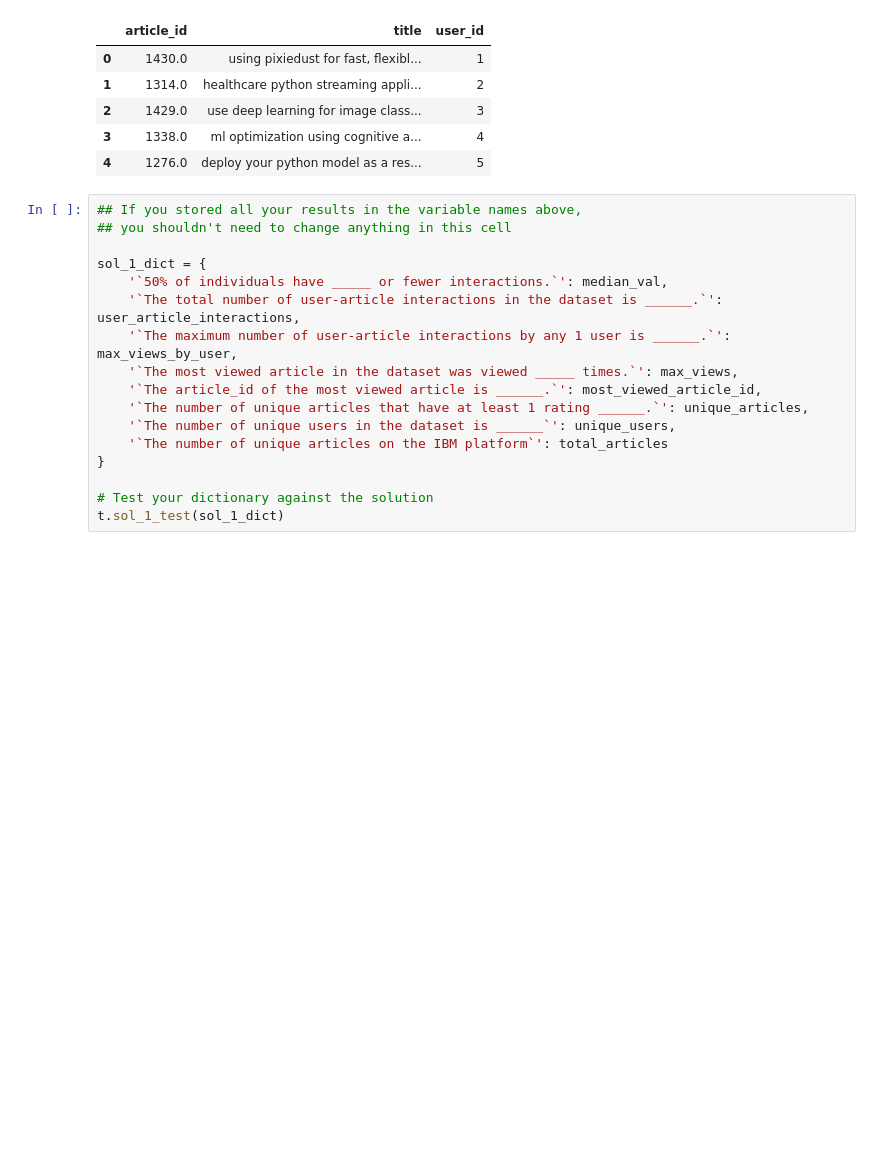
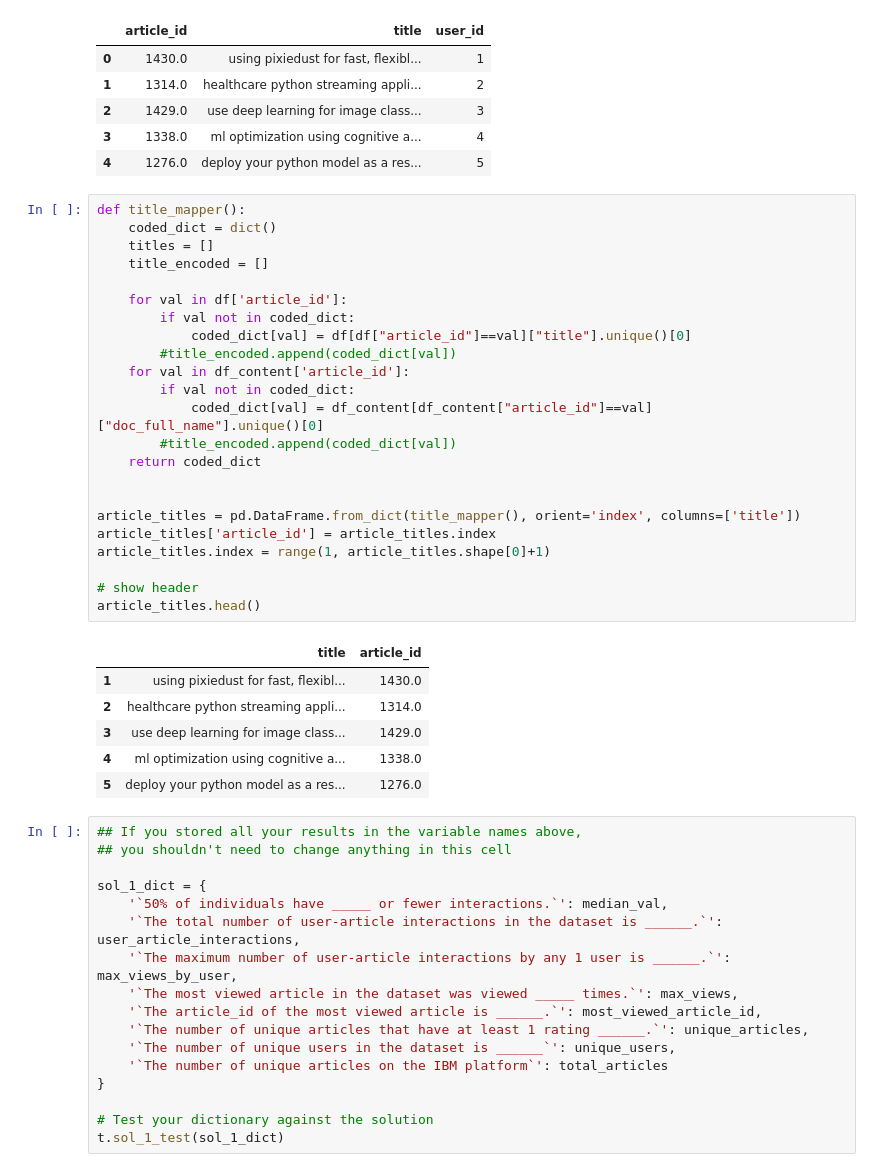
Before and after one commit to tbemsi/RecommendationSystems, a Jupyter notebook: Recommendations_with_IBM.ipynb, the cells around one changed output. Cells and saved outputs as stored; diff of their text form; blank space fills up the shorter version.

```diff
--- a/Recommendations_with_IBM.ipynb
+++ b/Recommendations_with_IBM.ipynb
@@ -165,6 +151,36 @@ df.head()
 | 2 | 1429.0 | use deep learning for image class... | 3 |
 | 3 | 1338.0 | ml optimization using cognitive a... | 4 |
 | 4 | 1276.0 | deploy your python model as a res... | 5 |
+# %%
+def title_mapper():
+    coded_dict = dict()
+    titles = []
+    title_encoded = []
+
+    for val in df['article_id']:
+        if val not in coded_dict:
+            coded_dict[val] = df[df["article_id"]==val]["title"].unique()[0]
+        #title_encoded.append(coded_dict[val])
+    for val in df_content['article_id']:
+        if val not in coded_dict:
+            coded_dict[val] = df_content[df_content["article_id"]==val]["doc_full_name"].unique()[0]
+        #title_encoded.append(coded_dict[val])
+    return coded_dict
+
+
+article_titles = pd.DataFrame.from_dict(title_mapper(), orient='index', columns=['title'])
+article_titles['article_id'] = article_titles.index
+article_titles.index = range(1, article_titles.shape[0]+1)
+
+# show header
+article_titles.head()
+# %% [output]
+|  | title | article_id |
+| 1 | using pixiedust for fast, flexibl... | 1430.0 |
+| 2 | healthcare python streaming appli... | 1314.0 |
+| 3 | use deep learning for image class... | 1429.0 |
+| 4 | ml optimization using cognitive a... | 1338.0 |
+| 5 | deploy your python model as a res... | 1276.0 |
 # %%
 ## If you stored all your results in the variable names above,
 ## you shouldn't need to change anything in this cell
```
Also changed, not shown: parts of 9 cells of this notebook.
